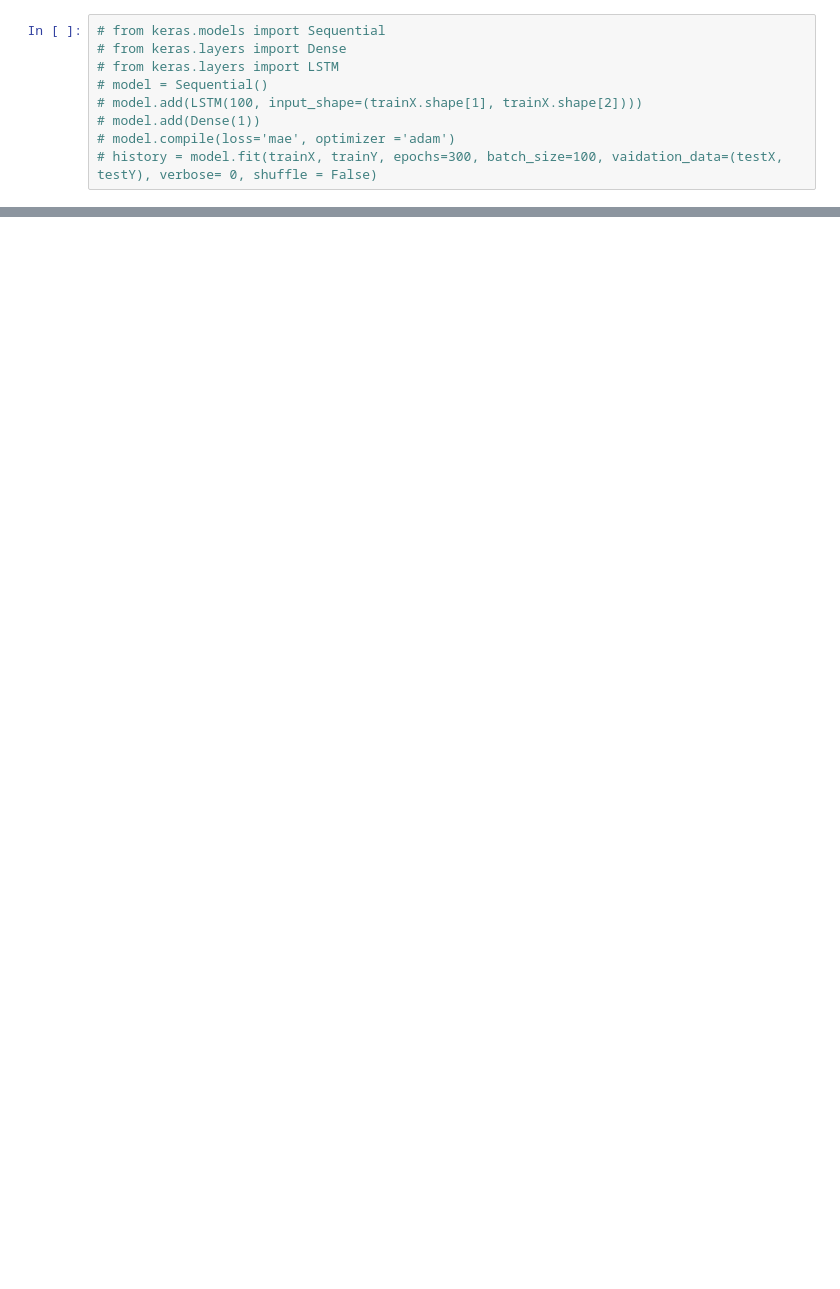
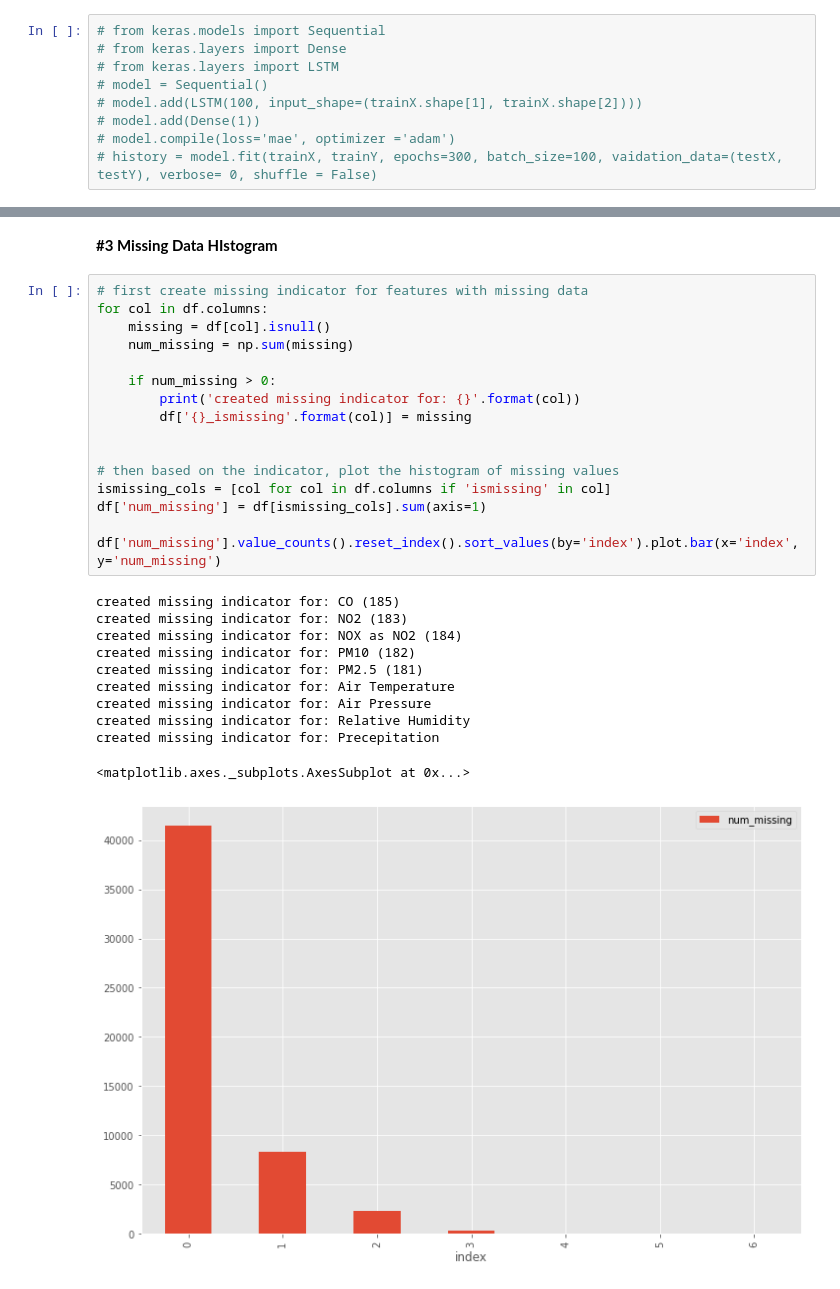
Before and after one commit to evo4np/damp_preprocessing_2018, a Jupyter notebook: station_8779.ipynb, the cells around one changed output, grey strips where cells are left out. Drawn from its saved outputs; the diff is of its cells as text; blank space fills up the shorter version.

```diff
--- a/station_8779.ipynb
+++ b/station_8779.ipynb
@@ -710,0 +571,30 @@ testX = np.reshape(testX, (testX.shape[0],1, testX.shape[1]))
+# %% [markdown]
+**#3 Missing Data HIstogram**
+# %%
+# first create missing indicator for features with missing data
+for col in df.columns:
+    missing = df[col].isnull()
+    num_missing = np.sum(missing)
+
+    if num_missing > 0:
+        print('created missing indicator for: {}'.format(col))
+        df['{}_ismissing'.format(col)] = missing
+
+
+# then based on the indicator, plot the histogram of missing values
+ismissing_cols = [col for col in df.columns if 'ismissing' in col]
+df['num_missing'] = df[ismissing_cols].sum(axis=1)
+
+df['num_missing'].value_counts().reset_index().sort_values(by='index').plot.bar(x='index', y='num_missing')
+# %% [output]
+created missing indicator for: CO (185)
+created missing indicator for: NO2 (183)
+created missing indicator for: NOX as NO2 (184)
+created missing indicator for: PM10 (182)
+created missing indicator for: PM2.5 (181)
+created missing indicator for: Air Temperature
+created missing indicator for: Air Pressure
+created missing indicator for: Relative Humidity
+created missing indicator for: Precepitation
+<matplotlib.axes._subplots.AxesSubplot at 0x...>
+[figure, added]
```
Also changed, not shown: parts of 208 cells of this notebook.
